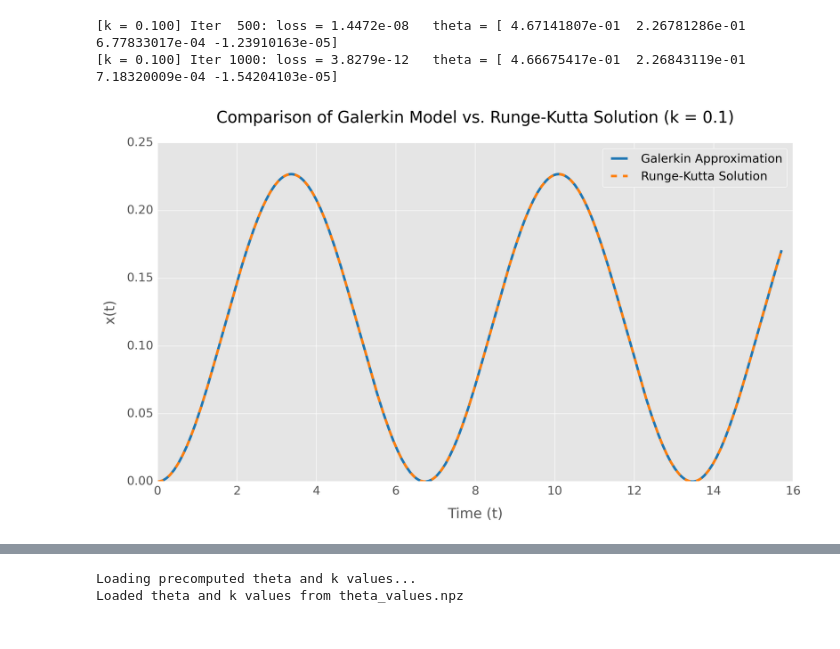
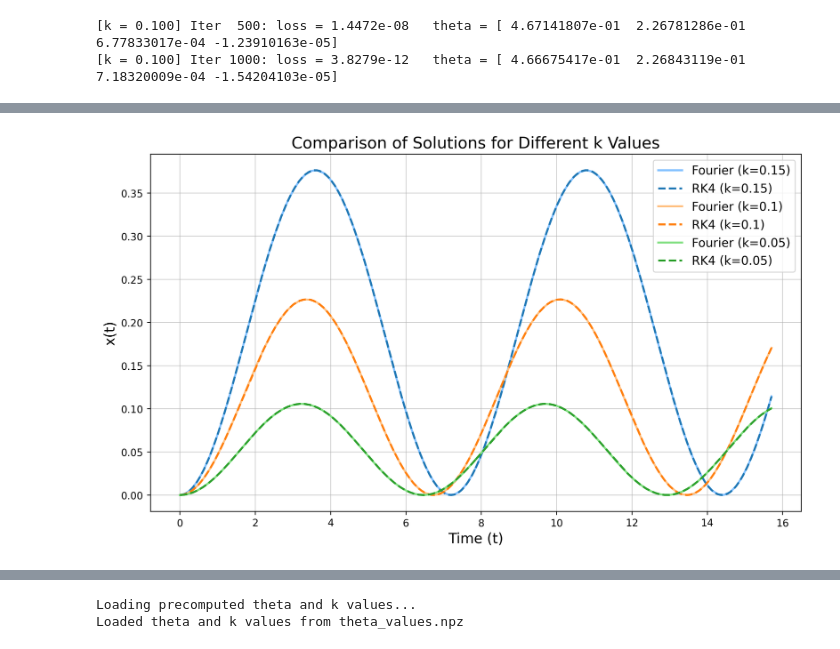
Before and after one commit to armanbolatov/magmems_optimization, a Jupyter notebook: main.ipynb, the cells around one changed output, grey strips where cells are left out. Saved outputs shown, nothing was run; the diff lists cells and outputs as text; code cells hidden in the pictures.

```diff
--- a/main.ipynb
+++ b/main.ipynb
@@ -159,29 +125,40 @@ t_rk, x_rk = runge_kutta_ode(k_example, dt=0.001, T=5*np.pi)
-# %%
-# Plot the comparison with high DPI and improved styling
-plt.figure(figsize=(10, 6), dpi=300)
-plt.plot(t_galerkin.cpu().numpy(), x_galerkin,
-         label="Galerkin Approximation",
-         linewidth=2.5,
-         color='#1f77b4')
-plt.plot(t_rk, x_rk,
-         label="Runge-Kutta Solution",
-         linestyle="--",
-         linewidth=2.5,
-         color='#ff7f0e')
-
-plt.xlabel("Time (t)", fontsize=14, labelpad=10)
-plt.ylabel("x(t)", fontsize=14, labelpad=10)
-plt.title(f"Comparison of Galerkin Model vs. Runge-Kutta Solution (k = {k_example})",
-          fontsize=16, pad=20)
-
-plt.xticks(fontsize=12)
-plt.yticks(fontsize=12)
-
-plt.grid(True, alpha=0.6)
-plt.legend(fontsize=12, loc='upper right', framealpha=0.95)
-plt.savefig('galerkin_vs_runge_kutta.png', bbox_inches='tight', dpi=300)
-
-plt.tight_layout()
-plt.show()
-# %% [output]
-[figure, removed]
+# %%
+# Define k values to compare
+k_values = [0.15, 0.1, 0.05]
+
+# Store results for comparison plots
+results = {'k_values': k_values, 't_rk': [], 'x_rk': [], 't_fourier': [], 'x_fourier': []}
+
+plt.figure(figsize=(10, 6), dpi=250)
+
+# Colors for plotting
+light_colors = ['#7fbfff', '#ffbf7f', '#7fdf7f']  # Lighter versions
+normal_colors = ['#1f77b4', '#ff7f0e', '#2ca02c']  # Standard colors
+
+for i, k in enumerate(k_values):
+    # RK4 solution
+    t_rk, x_rk = runge_kutta_ode(k, dt=1e-5, T=5*np.pi)
+    results['t_rk'].append(t_rk)
+    results['x_rk'].append(x_rk)
+
+    # Fourier solution
+    best_theta, _ = optimize_theta_for_k(k, n_iter=2000, print_every=1000)
+    t_fourier = torch.linspace(0, 5 * np.pi, 100, device=device)
+    x_fourier = fourier_series_solution(t_fourier, best_theta).detach().cpu().numpy()
+    results['t_fourier'].append(t_fourier.cpu().numpy())
+    results['x_fourier'].append(x_fourier)
+
+    plt.plot(t_fourier.cpu().numpy(), x_fourier, '-', linewidth=2,
+             color=light_colors[i], label=f'Fourier (k={k})')
+    plt.plot(t_rk[::100], x_rk[::100], '--', linewidth=2,
+             color=normal_colors[i], label=f'RK4 (k={k})')
+
+plt.xlabel('Time (t)', fontsize=14)
+plt.ylabel('x(t)', fontsize=14)
+plt.title('Comparison of Solutions for Different k Values', fontsize=16)
+plt.legend(fontsize=12, loc='upper right')
+plt.grid(True, alpha=0.6)
+plt.tight_layout()
+plt.savefig('figs/comparison_multiple_k.png', bbox_inches='tight', dpi=300)
+plt.show()
+# %% [output]
@@ -187,0 +171 @@ plt.show()
+[figure, added]
```
Also changed, not shown: parts of 11 cells of this notebook, 13 other files.
